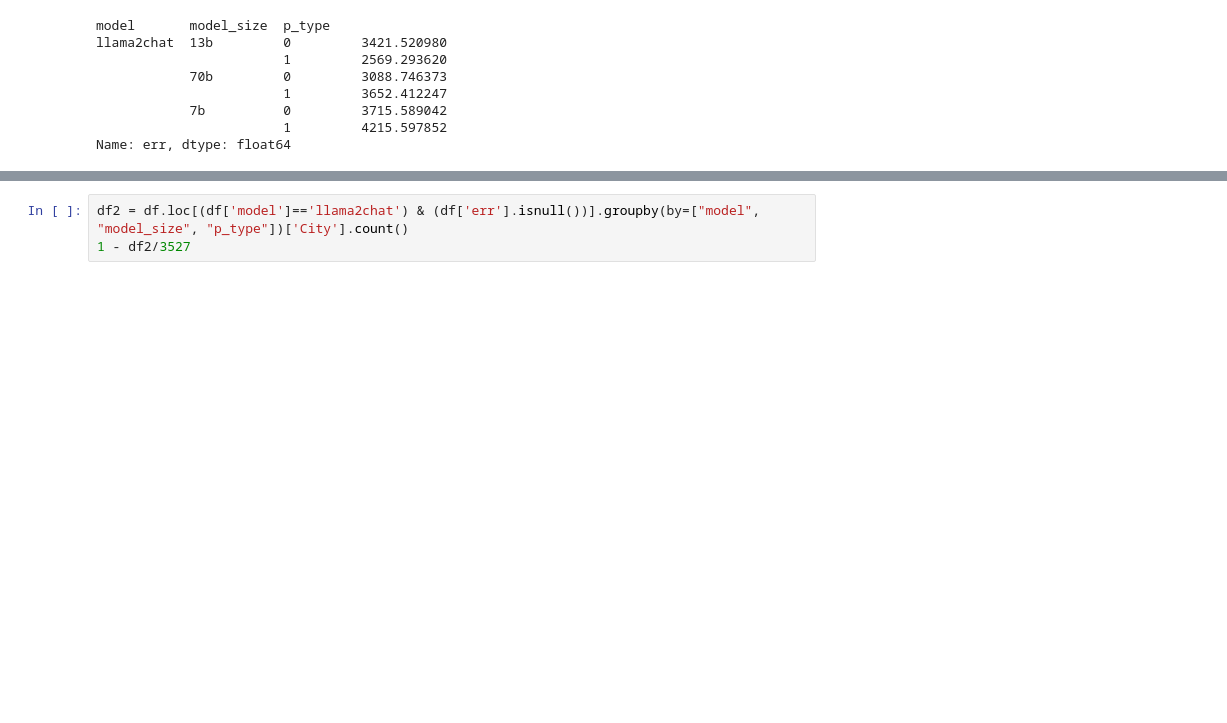
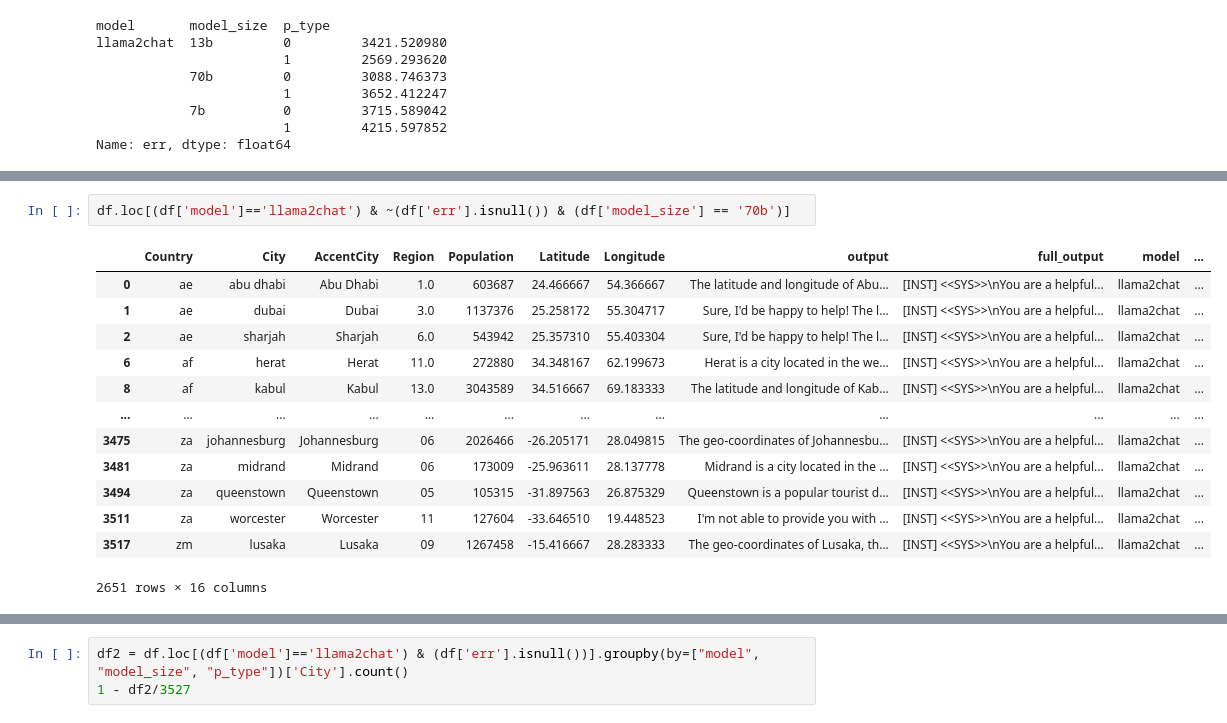
Before and after one commit to prabin525/spatial-llm, a Jupyter notebook: coor-prediction/results.ipynb, the cells around one changed output, grey strips where cells are left out. Drawn from its saved outputs; the diff is of its cells as text; blank space fills up the shorter version.

```diff
--- a/coor-prediction/results.ipynb
+++ b/coor-prediction/results.ipynb
@@ -164,0 +177,16 @@ Name: err, dtype: float64
+# %%
+df.loc[(df['model']=='llama2chat') & ~(df['err'].isnull()) & (df['model_size'] == '70b')]
+# %% [output]
+|  | Country | City | AccentCity | Region | Population | Latitude | Longitude | output | full_output | model | ... |
+| 0 | ae | abu dhabi | Abu Dhabi | 1.0 | 603687 | 24.466667 | 54.366667 | The latitude and longitude of Abu... | [INST] <<SYS>>\nYou are a helpful... | llama2chat | ... |
+| 1 | ae | dubai | Dubai | 3.0 | 1137376 | 25.258172 | 55.304717 | Sure, I'd be happy to help! The l... | [INST] <<SYS>>\nYou are a helpful... | llama2chat | ... |
+| 2 | ae | sharjah | Sharjah | 6.0 | 543942 | 25.357310 | 55.403304 | Sure, I'd be happy to help! The l... | [INST] <<SYS>>\nYou are a helpful... | llama2chat | ... |
+| 6 | af | herat | Herat | 11.0 | 272880 | 34.348167 | 62.199673 | Herat is a city located in the we... | [INST] <<SYS>>\nYou are a helpful... | llama2chat | ... |
+| 8 | af | kabul | Kabul | 13.0 | 3043589 | 34.516667 | 69.183333 | The latitude and longitude of Kab... | [INST] <<SYS>>\nYou are a helpful... | llama2chat | ... |
+| ... | ... | ... | ... | ... | ... | ... | ... | ... | ... | ... | ... |
+| 3475 | za | johannesburg | Johannesburg | 06 | 2026466 | -26.205171 | 28.049815 | The geo-coordinates of Johannesbu... | [INST] <<SYS>>\nYou are a helpful... | llama2chat | ... |
+| 3481 | za | midrand | Midrand | 06 | 173009 | -25.963611 | 28.137778 | Midrand is a city located in the ... | [INST] <<SYS>>\nYou are a helpful... | llama2chat | ... |
+| 3494 | za | queenstown | Queenstown | 05 | 105315 | -31.897563 | 26.875329 | Queenstown is a popular tourist d... | [INST] <<SYS>>\nYou are a helpful... | llama2chat | ... |
+| 3511 | za | worcester | Worcester | 11 | 127604 | -33.646510 | 19.448523 | I'm not able to provide you with ... | [INST] <<SYS>>\nYou are a helpful... | llama2chat | ... |
+| 3517 | zm | lusaka | Lusaka | 09 | 1267458 | -15.416667 | 28.283333 | The geo-coordinates of Lusaka, th... | [INST] <<SYS>>\nYou are a helpful... | llama2chat | ... |
+2651 rows × 16 columns
```
Also changed, not shown: parts of 5 cells of this notebook.
